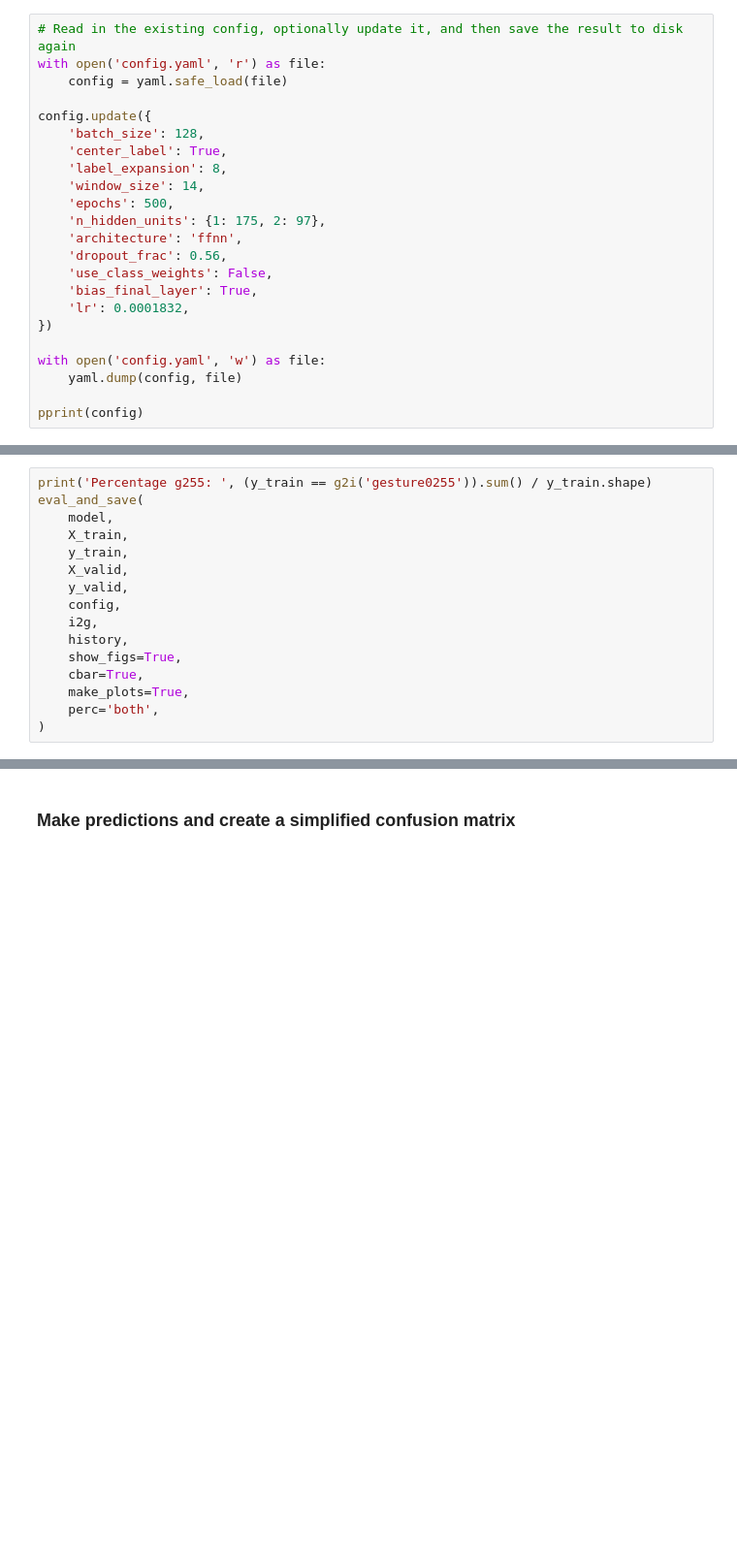
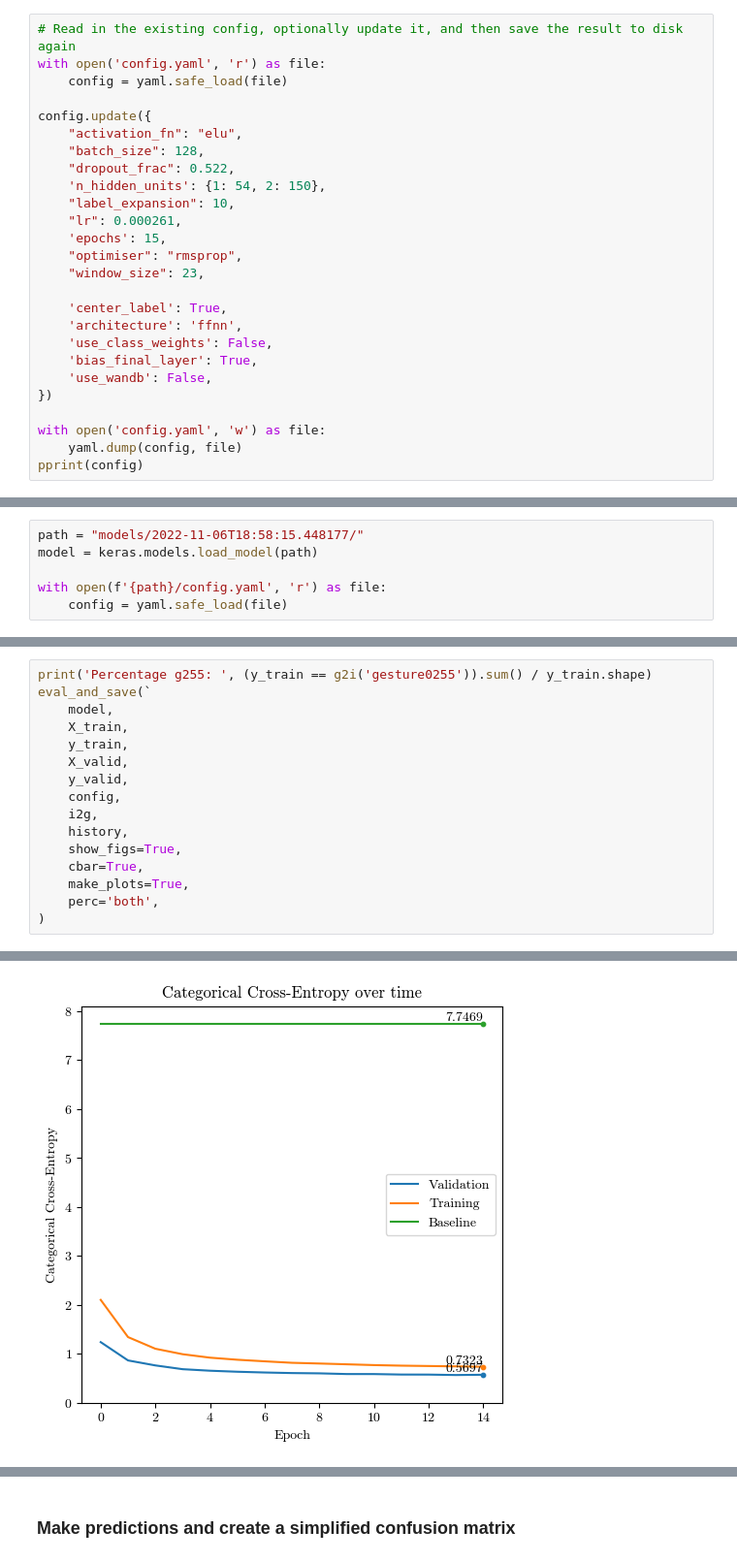
Before and after one commit to beyarkay/masters-code, a Jupyter notebook: machine_learning/tensorflow.ipynb, the cells around one changed output, grey strips where cells are left out. Shown at 97% size. Cells and saved outputs as stored; diff of their text form; blank space fills up the shorter version.

```diff
--- a/machine_learning/tensorflow.ipynb
+++ b/machine_learning/tensorflow.ipynb
@@ -37,20 +41,23 @@ with open('config.yaml', 'r') as file:
     config = yaml.safe_load(file)
 
 config.update({
-    'batch_size': 128,
+    "activation_fn": "elu",
+    "batch_size": 128,
+    "dropout_frac": 0.522,
+    'n_hidden_units': {1: 54, 2: 150},
+    "label_expansion": 10,
+    "lr": 0.000261,
+    'epochs': 15,
+    "optimiser": "rmsprop",
+    "window_size": 23,
+
     'center_label': True,
-    'label_expansion': 8,
-    'window_size': 14,
-    'epochs': 500,
-    'n_hidden_units': {1: 175, 2: 97},
     'architecture': 'ffnn',
-    'dropout_frac': 0.56,
     'use_class_weights': False,
     'bias_final_layer': True,
-    'lr': 0.0001832,
+    'use_wandb': False,
 })
 
 with open('config.yaml', 'w') as file:
     yaml.dump(config, file)
-
 pprint(config)
@@ -59,3 +82,9 @@ TODO: you're not using softmax even though you mention it in the report. Also th
+# %%
+path = "models/2022-11-06T18:58:15.448177/"
+model = keras.models.load_model(path)
+
+with open(f'{path}/config.yaml', 'r') as file:
+    config = yaml.safe_load(file)
 # %%
 df = parse_csvs()
 
@@ -83,6 +134,6 @@ history, model = compile_and_fit(
 # %%
 print('Percentage g255: ', (y_train == g2i('gesture0255')).sum() / y_train.shape)
-eval_and_save(
+eval_and_save(`
     model,
     X_train,
     y_train,
@@ -96,3 +147,4 @@ eval_and_save(
     make_plots=True,
     perc='both',
 )
+# %% [output]
@@ -98,0 +155 @@ eval_and_save(
+[figure, added]
```
Also changed, not shown: parts of 45 cells of this notebook, 6 other files.
